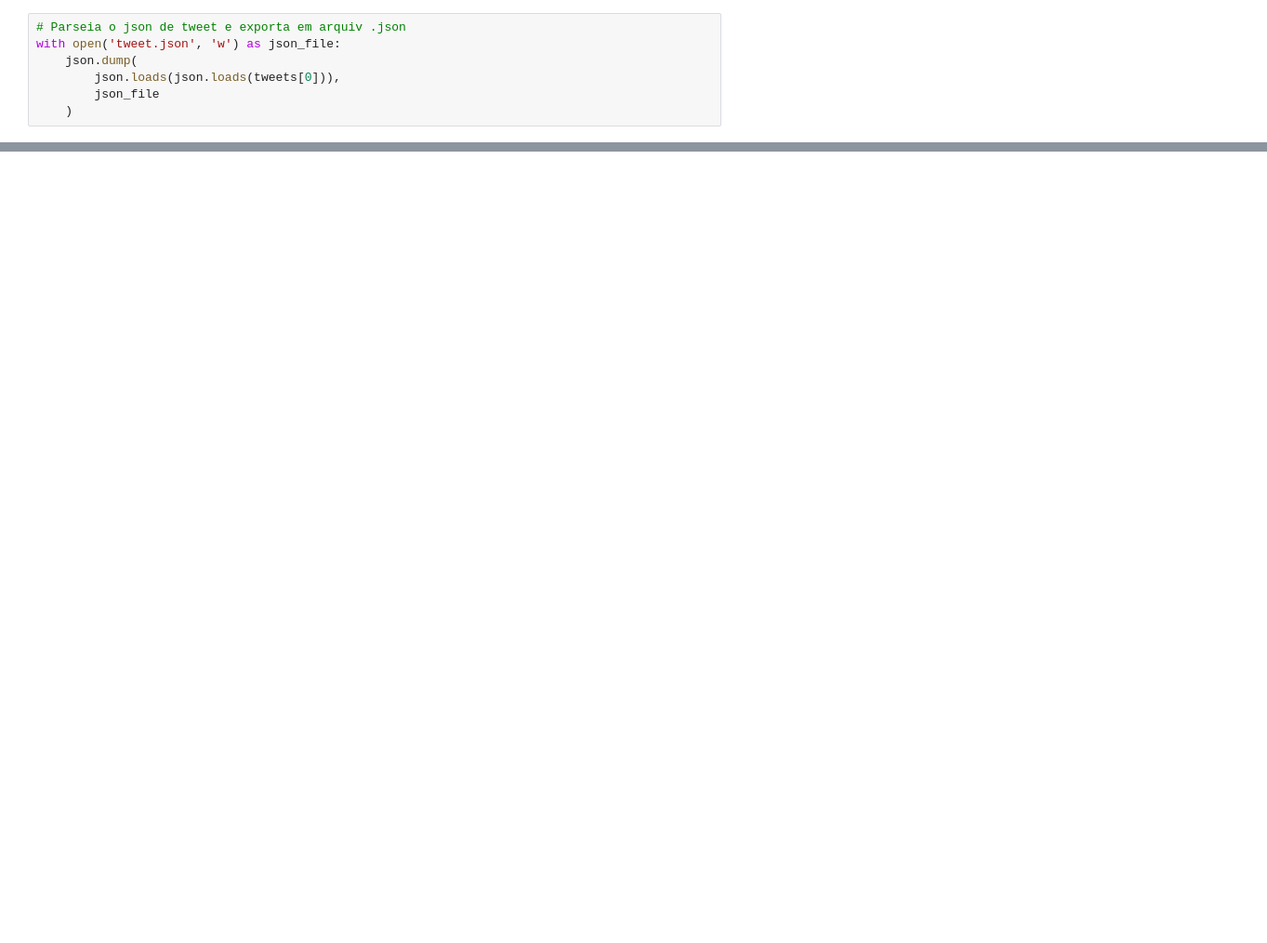
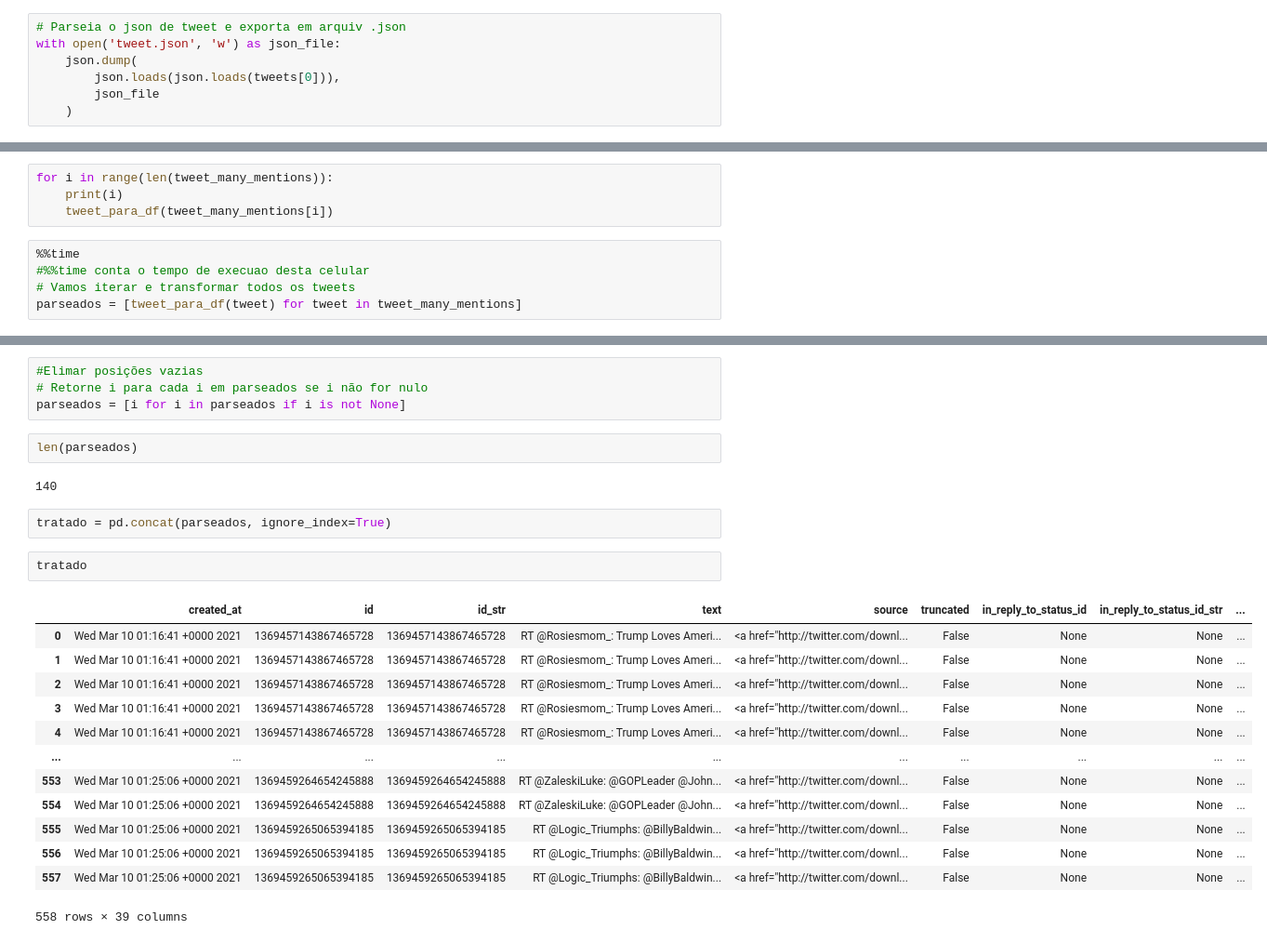
Before and after one commit to detonih/bootcamp_engenharia_dados_IGTI, a Jupyter notebook: modulo1/projeto_twitter/extract_analyze_tweets.ipynb, the cells around one changed output, grey strips where cells are left out. Shown at 93% size. Drawn from its saved outputs; the diff is of its cells as text; blank space fills up the shorter version.

Commit message:
adiciona tratamentos aos tweets

```diff
--- a/modulo1/projeto_twitter/extract_analyze_tweets.ipynb
+++ b/modulo1/projeto_twitter/extract_analyze_tweets.ipynb
@@ -58,0 +274,9 @@ dict
+# %%
+for i in range(len(tweet_many_mentions)):
+    print(i)
+    tweet_para_df(tweet_many_mentions[i])
+# %%
+%%time
+#%%time conta o tempo de execuao desta celular
+# Vamos iterar e transformar todos os tweets
+parseados = [tweet_para_df(tweet) for tweet in tweet_many_mentions]
@@ -58,0 +286,26 @@ dict
+# %%
+#Elimar posições vazias
+# Retorne i para cada i em parseados se i não for nulo
+parseados = [i for i in parseados if i is not None]
+# %%
+len(parseados)
+# %% [output]
+140
+# %%
+tratado = pd.concat(parseados, ignore_index=True)
+# %%
+tratado
+# %% [output]
+|  | created_at | id | id_str | text | source | truncated | in_reply_to_status_id | in_reply_to_status_id_str | ... |
+| 0 | Wed Mar 10 01:16:41 +0000 2021 | 1369457143867465728 | 1369457143867465728 | RT @Rosiesmom_: Trump Loves Ameri... | <a href="http://twitter.com/downl... | False | None | None | ... |
+| 1 | Wed Mar 10 01:16:41 +0000 2021 | 1369457143867465728 | 1369457143867465728 | RT @Rosiesmom_: Trump Loves Ameri... | <a href="http://twitter.com/downl... | False | None | None | ... |
+| 2 | Wed Mar 10 01:16:41 +0000 2021 | 1369457143867465728 | 1369457143867465728 | RT @Rosiesmom_: Trump Loves Ameri... | <a href="http://twitter.com/downl... | False | None | None | ... |
+| 3 | Wed Mar 10 01:16:41 +0000 2021 | 1369457143867465728 | 1369457143867465728 | RT @Rosiesmom_: Trump Loves Ameri... | <a href="http://twitter.com/downl... | False | None | None | ... |
+| 4 | Wed Mar 10 01:16:41 +0000 2021 | 1369457143867465728 | 1369457143867465728 | RT @Rosiesmom_: Trump Loves Ameri... | <a href="http://twitter.com/downl... | False | None | None | ... |
+| ... | ... | ... | ... | ... | ... | ... | ... | ... | ... |
+| 553 | Wed Mar 10 01:25:06 +0000 2021 | 1369459264654245888 | 1369459264654245888 | RT @ZaleskiLuke: @GOPLeader @John... | <a href="http://twitter.com/downl... | False | None | None | ... |
+| 554 | Wed Mar 10 01:25:06 +0000 2021 | 1369459264654245888 | 1369459264654245888 | RT @ZaleskiLuke: @GOPLeader @John... | <a href="http://twitter.com/downl... | False | None | None | ... |
+| 555 | Wed Mar 10 01:25:06 +0000 2021 | 1369459265065394185 | 1369459265065394185 | RT @Logic_Triumphs: @BillyBaldwin... | <a href="http://twitter.com/downl... | False | None | None | ... |
+| 556 | Wed Mar 10 01:25:06 +0000 2021 | 1369459265065394185 | 1369459265065394185 | RT @Logic_Triumphs: @BillyBaldwin... | <a href="http://twitter.com/downl... | False | None | None | ... |
+| 557 | Wed Mar 10 01:25:06 +0000 2021 | 1369459265065394185 | 1369459265065394185 | RT @Logic_Triumphs: @BillyBaldwin... | <a href="http://twitter.com/downl... | False | None | None | ... |
+558 rows × 39 columns
```
Also changed, not shown: parts of 47 cells of this notebook.
